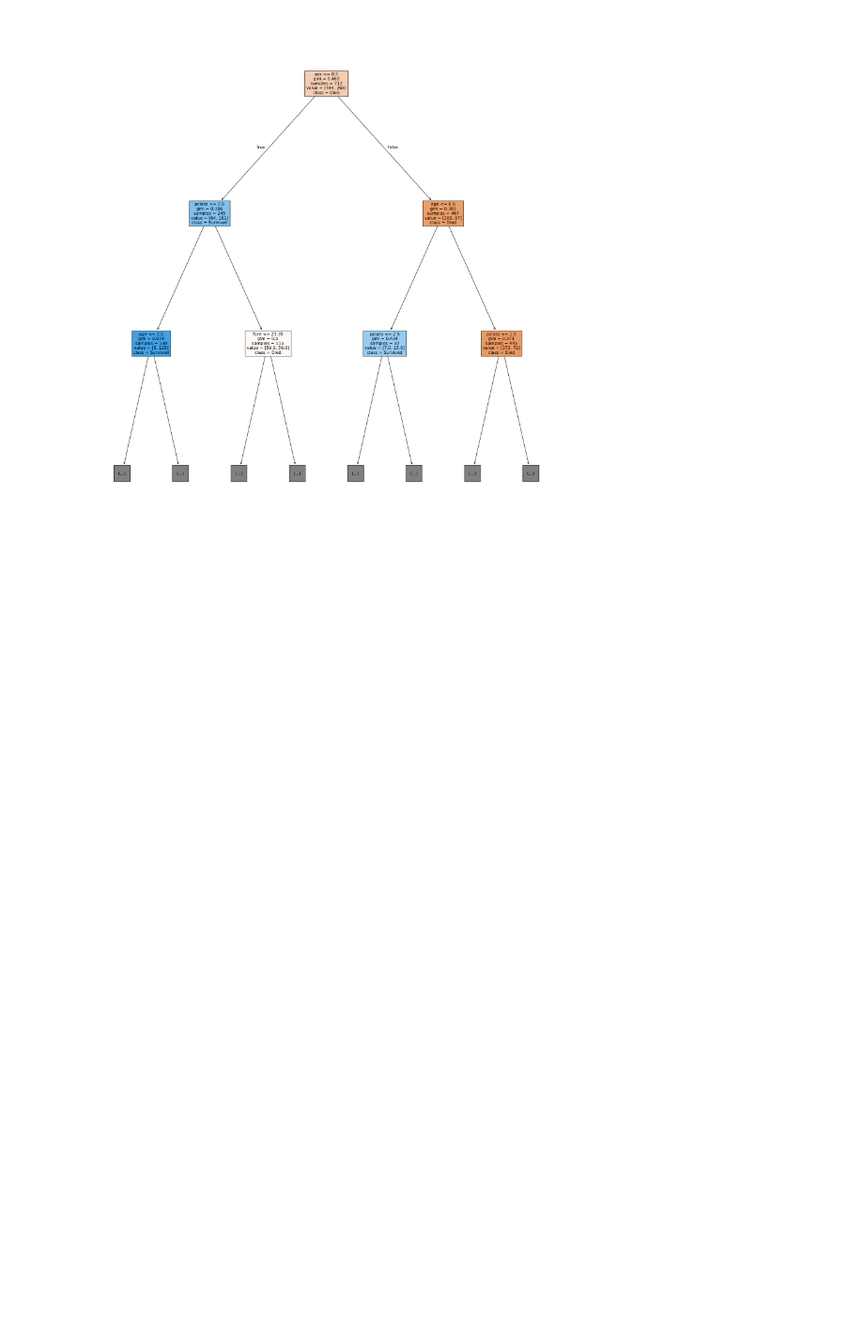
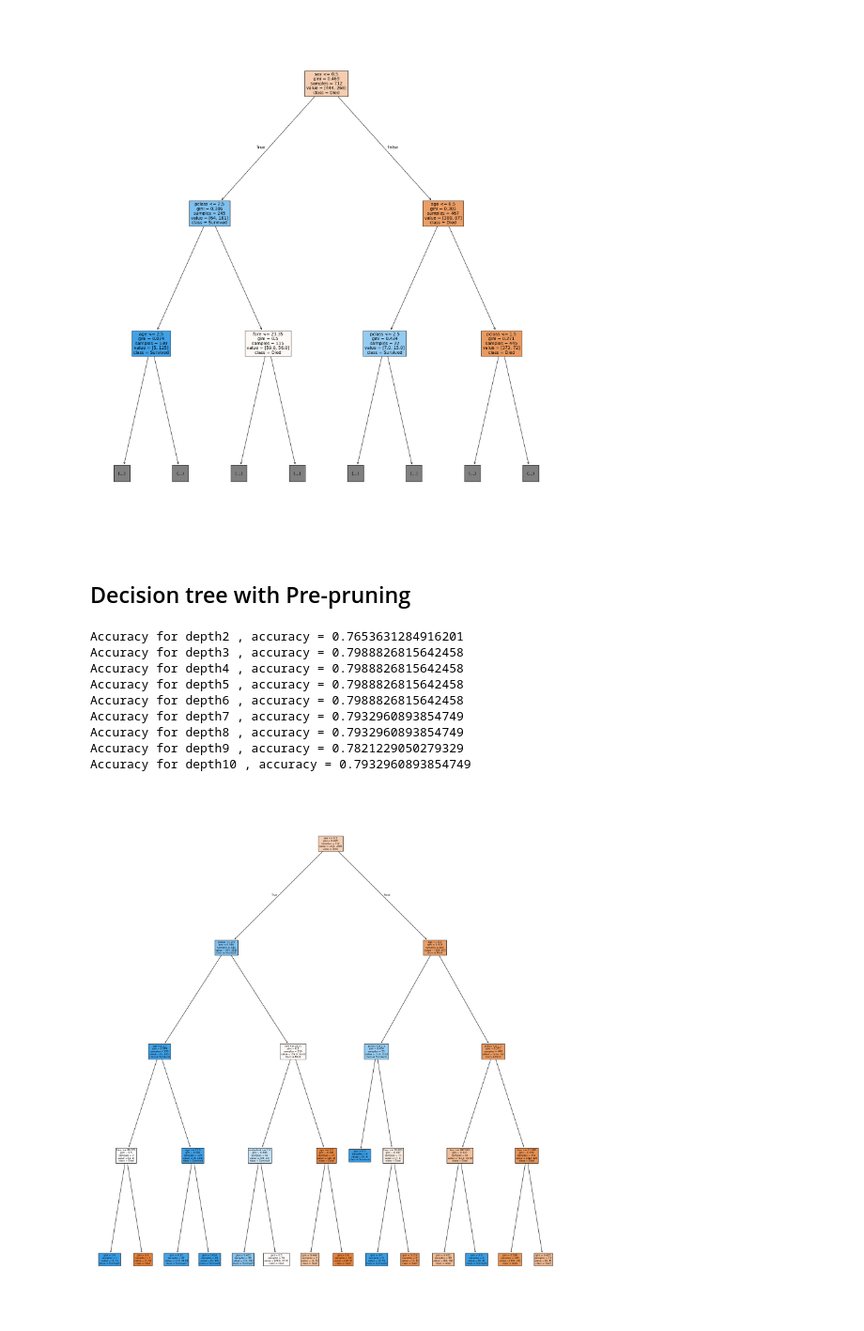
Before and after one commit to vishxlkr/machineLearning, a Jupyter notebook: supervisedLearning/7_Decision_trees.ipynb, the cells around one changed output. Shown at 94% size. Cells and saved outputs as stored; diff of their text form; code cells hidden in the pictures; blank space fills up the shorter version.

```diff
--- a/supervisedLearning/7_Decision_trees.ipynb
+++ b/supervisedLearning/7_Decision_trees.ipynb
@@ -139,5 +139,37 @@ plot_tree(
 plt.tight_layout()
 # %% [output]
 [figure]
+# %% [markdown]
+## Decision tree with Pre-pruning
 # %%
-mode
+max_depths = [2,3,4,5,6,7,8,9,10]
+for depth in max_depths:
+    model = DecisionTreeClassifier(max_depth=depth)
+
+    model.fit(X_train, y_train)
+
+    acc = model.score(X_test, y_test)
+    print(f"Accuracy for depth{depth} , accuracy = {acc}")
+
+    if depth==4:
+        plt.figure(figsize=(18,20))
+        plot_tree(
+            model ,
+            feature_names=X.columns,
+            class_names=["Died", "Survived"],
+            filled=True,
+
+        )
+
+        plt.tight_layout()
+# %% [output]
+Accuracy for depth2 , accuracy = 0.7653631284916201
+Accuracy for depth3 , accuracy = 0.7988826815642458
+Accuracy for depth4 , accuracy = 0.7988826815642458
+Accuracy for depth5 , accuracy = 0.7988826815642458
+Accuracy for depth6 , accuracy = 0.7988826815642458
+Accuracy for depth7 , accuracy = 0.7932960893854749
+Accuracy for depth8 , accuracy = 0.7932960893854749
+Accuracy for depth9 , accuracy = 0.7821229050279329
+Accuracy for depth10 , accuracy = 0.7932960893854749
+[figure, added]
```
Also changed, not shown: parts of 2 cells of this notebook, 1 other file.
